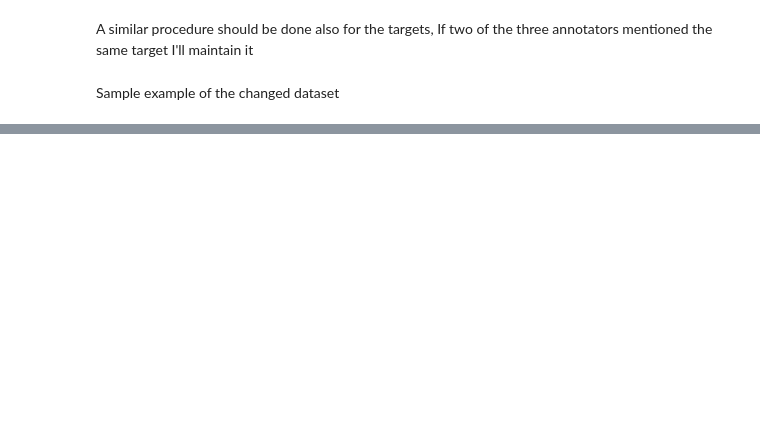
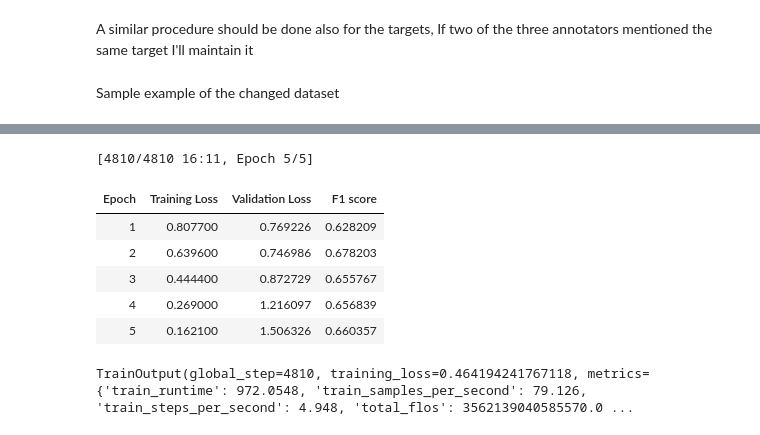
Before and after one commit to Antonello03/ExplainingHate, a Jupyter notebook: model.ipynb, the cells around one changed output, grey strips where cells are left out. Saved outputs shown, nothing was run; the diff lists cells and outputs as text; code cells hidden in the pictures; blank space fills up the shorter version.

```diff
--- a/model.ipynb
+++ b/model.ipynb
@@ -98,3 +117,5 @@ def avg3(ls):
     return (lbl_map[ls[0]]+lbl_map[ls[1]]+lbl_map[ls[2]])/6
 
 y_train_lbl = [avg3(x) for x in y_train_lbl]
+y_val_lbl = [avg3(x) for x in y_val_lbl]
+y_test_lbl = [avg3(x) for x in y_test_lbl]
@@ -264,0 +259,6 @@ torch.Size([3000, 768])
+# %%
+print(model_name)
+num_labels = 3
+id2label = {0: "normal", 1: "offensive", 2: "hatespeech"}
+label2id = {"normal": 0, "offensive": 1, "hatespeech": 2}
+model = AutoModelForSequenceClassification.from_pretrained(model_name, num_labels=num_labels, id2label=id2label, label2id=label2id)
@@ -264,0 +287,41 @@ torch.Size([3000, 768])
+# %%
+def get_F1(preds):
+  preds_preds = preds.predictions[0] if isinstance(preds.predictions, tuple) else preds.predictions
+  predictions = preds_preds.argmax(axis=-1)
+  labels = preds.label_ids
+  accuracy = f1_score(labels, predictions, average='weighted')
+  return {'F1 Score': accuracy}
+# %%
+batch_size = 16
+epochs = 5
+logging_steps = len(hateXplain_encoded["train"]) // batch_size
+model_name_output_dir = model_name.replace("/", "-")+"-finetuned-hateXplain"
+training_args = TrainingArguments(output_dir=model_name_output_dir,
+                                  num_train_epochs=epochs,
+                                  learning_rate=1e-4,
+                                  per_device_train_batch_size=batch_size,
+                                  per_device_eval_batch_size=batch_size,
+                                  weight_decay=0.01,
+                                  evaluation_strategy="epoch",
+                                  disable_tqdm=False,
+                                  logging_steps=logging_steps,
+                                  log_level="error",
+                                  optim='adamw_torch'
+                                  )
+# %%
+trainer = Trainer(model=model,
+                  args=training_args,
+                  compute_metrics=get_F1,
+                  train_dataset=hateXplain_encoded["train"],
+                  eval_dataset=hateXplain_encoded["validation"],
+                  tokenizer=tokenizer)
+trainer.train()
+# %% [output]
+[4810/4810 16:11, Epoch 5/5]
+| Epoch | Training Loss | Validation Loss | F1 score |
+| 1 | 0.807700 | 0.769226 | 0.628209 |
+| 2 | 0.639600 | 0.746986 | 0.678203 |
+| 3 | 0.444400 | 0.872729 | 0.655767 |
+| 4 | 0.269000 | 1.216097 | 0.656839 |
+| 5 | 0.162100 | 1.506326 | 0.660357 |
+TrainOutput(global_step=4810, training_loss=0.464194241767118, metrics={'train_runtime': 972.0548, 'train_samples_per_second': 79.126, 'train_steps_per_second': 4.948, 'total_flos': 3562139040585570.0 ...
```
Also changed, not shown: parts of 24 cells of this notebook, 12 other files.
